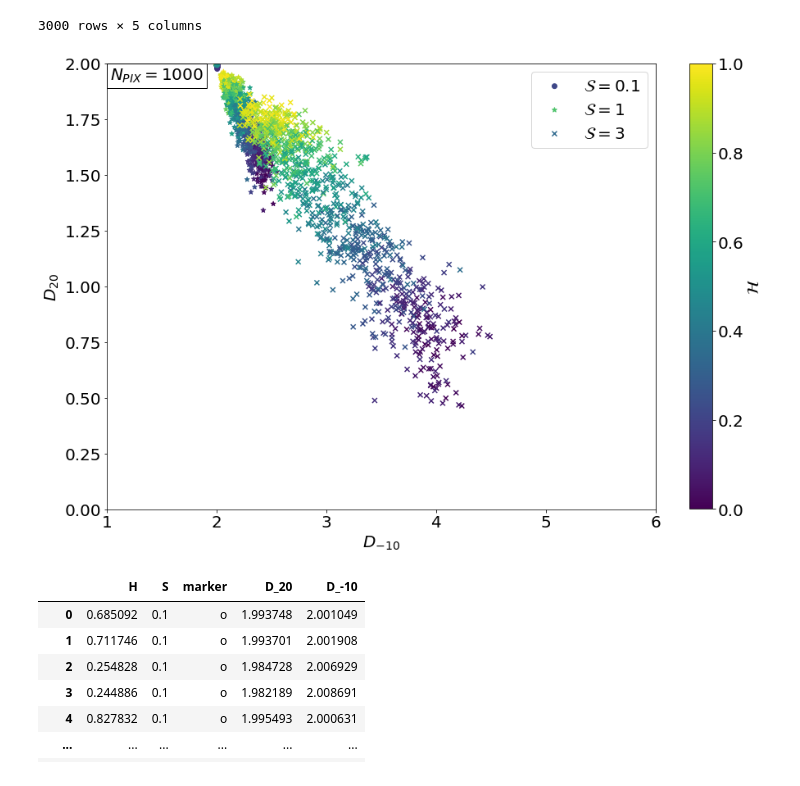
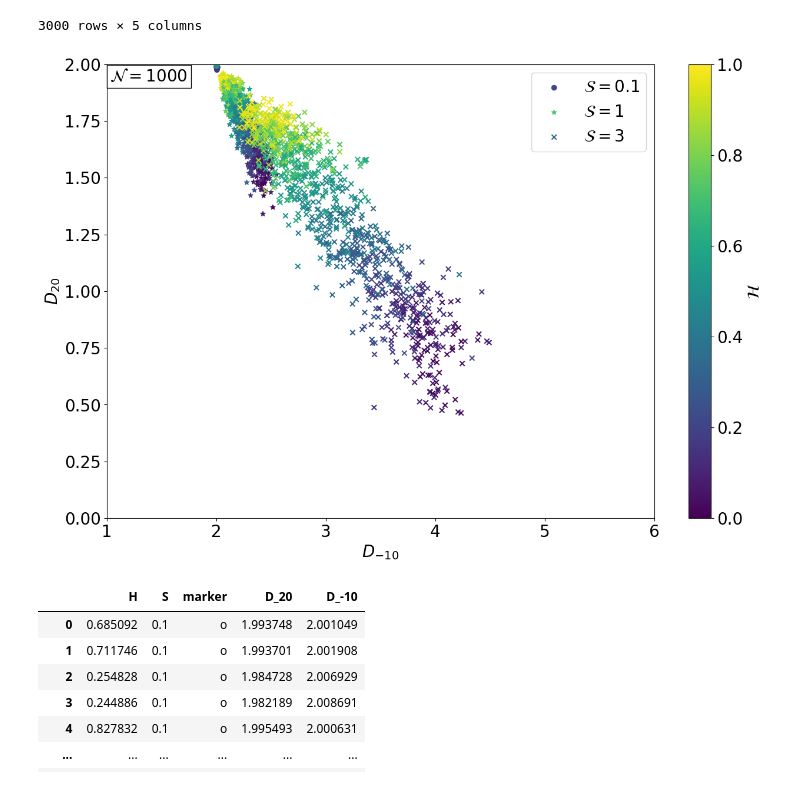
Before and after one commit to MBates92/HGCNN, a Jupyter notebook: Figure 10 - Multifractal.ipynb, the cells around one changed output. Cells and saved outputs as stored; diff of their text form; code cells hidden in the pictures.

```diff
--- a/Figure 10 - Multifractal.ipynb
+++ b/Figure 10 - Multifractal.ipynb
@@ -101,21 +98,21 @@ df_1000
 # %%
 plt.figure(figsize=(10*1.5, 10))
 plt.rcParams.update({'font.size': 20})
 plt.scatter(df_1000[df_1000['S']==0.1]['D_-10'],df_1000[df_1000['S']==0.1]['D_20'],c=df_1000[df_1000['S']==0.1]['H'], marker = 'o', label = r'$\mathcal{S}= 0.1$', vmin = 0, vmax=1)
 plt.scatter(df_1000[df_1000['S']==1]['D_-10'],df_1000[df_1000['S']==1]['D_20'],c=df_1000[df_1000['S']==1]['H'], marker = '*', label = r'$\mathcal{S}= 1$', vmin = 0, vmax=1)
 plt.scatter(df_1000[df_1000['S']==3]['D_-10'],df_1000[df_1000['S']==3]['D_20'],c=df_1000[df_1000['S']==3]['H'], marker = 'x', label = r'$\mathcal{S}= 3$', vmin = 0, vmax=1)
 cbar = plt.colorbar()
 plt.xlim(1,6)
 plt.ylim(0,2)
 plt.xlabel(r'$D_{{-10}}$')
 plt.ylabel(r'$D_{{20}}$')
 cbar.set_label(r'$\mathcal{H}$')
 plt.legend()
-plt.text(1.03, 1.925, r'$N_{PIX} = 1000$',bbox = dict(facecolor='white'))
+plt.text(1.03, 1.925, r'$\mathcal{N} = 1000$',bbox = dict(facecolor='white'))
 plt.savefig(f'D:\Workshop\PhD\Images/Elia Fractals/Eliaplot_nonperiodic_{N}px_{N_fields}samples.png',bbox_inches="tight")
 plt.show()
 # %% [output]
-[figure, old version]
+[figure, new version]
 # %%
 N=100
 N_fields = int(1e3)
```
Also changed, not shown: parts of 3 cells of this notebook, 7 other files.
